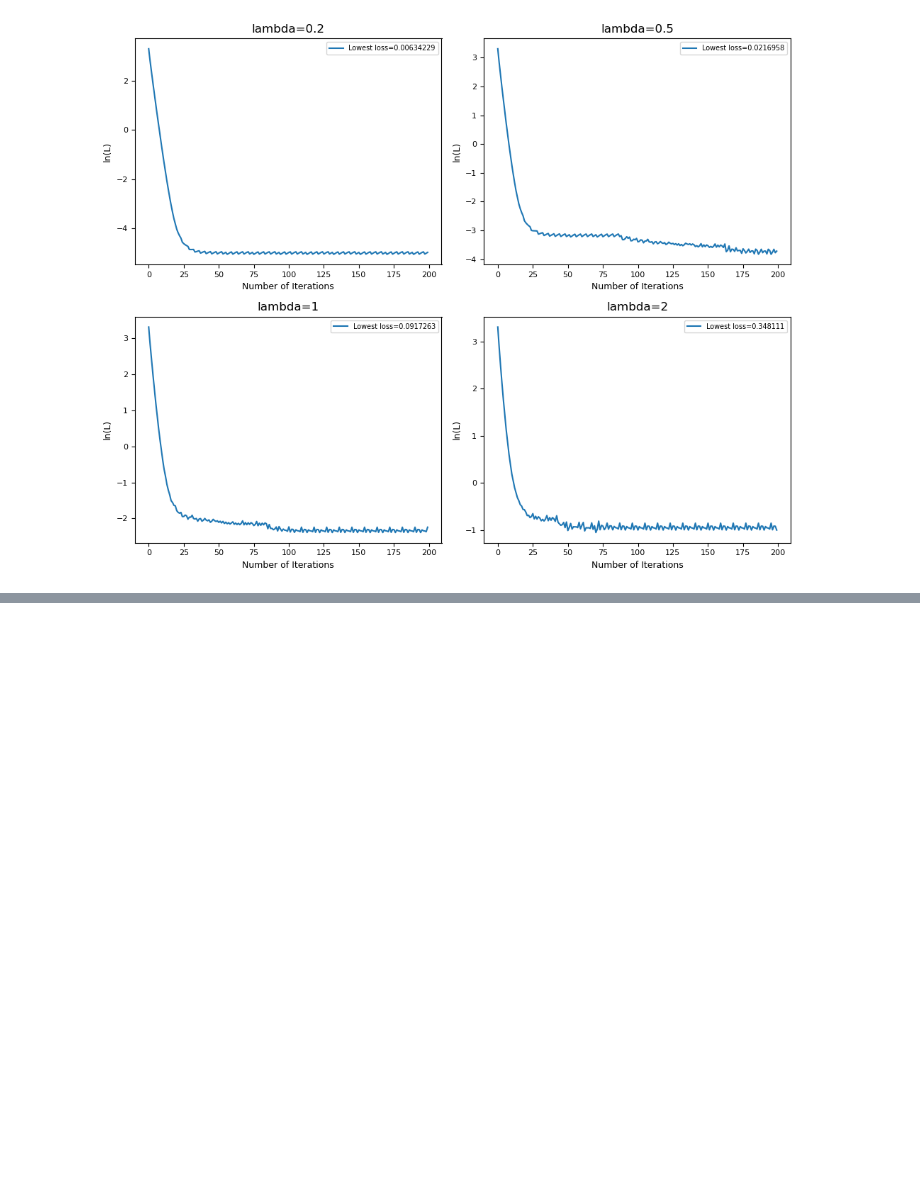
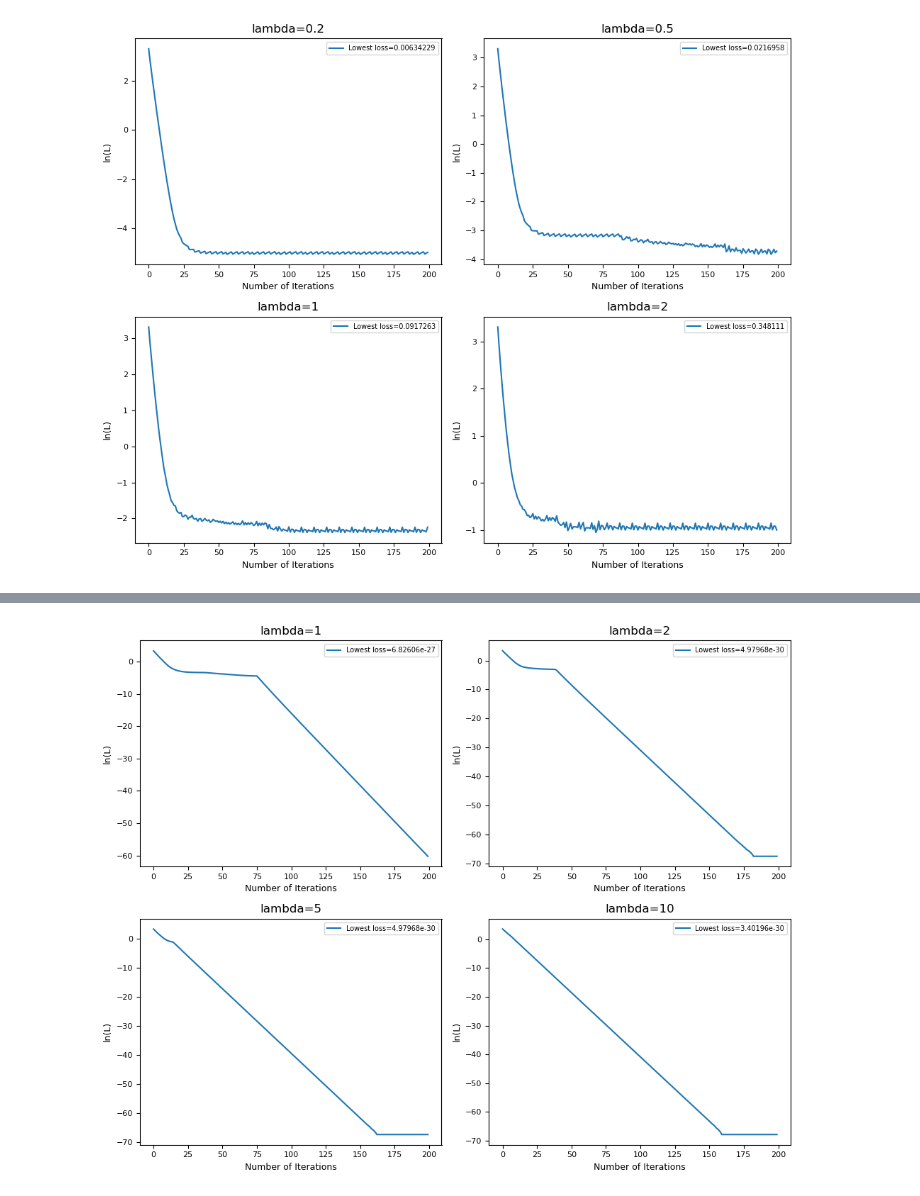
Before and after one commit to danyjabban/Representation_Learning, a Jupyter notebook: HW4/lab1.ipynb, the cells around one changed output, grey strips where cells are left out. Saved outputs shown, nothing was run; the diff lists cells and outputs as text; code cells hidden in the pictures; blank space fills up the shorter version.

```diff
--- a/HW4/lab1.ipynb
+++ b/HW4/lab1.ipynb
@@ -223,0 +327,6 @@ plot_many_weight_val_vs_n_iters(num_epochs=n_epochs, w_init=w0, final_weights_li
+# %%
+plot_many_w_vals_or_loss_vs_n_iters(num_epochs=n_epochs, w_init=w0, final_weights_list=None,
+                                    weight_array_list=None, loss_arr_lst=loss_trim_list,
+                                    l1_reg_params=lambda_list_f, save_name_='lab1f_loss', save=False)
+# %% [output]
+[figure, added]
```
Also changed, not shown: parts of 12 cells of this notebook.
